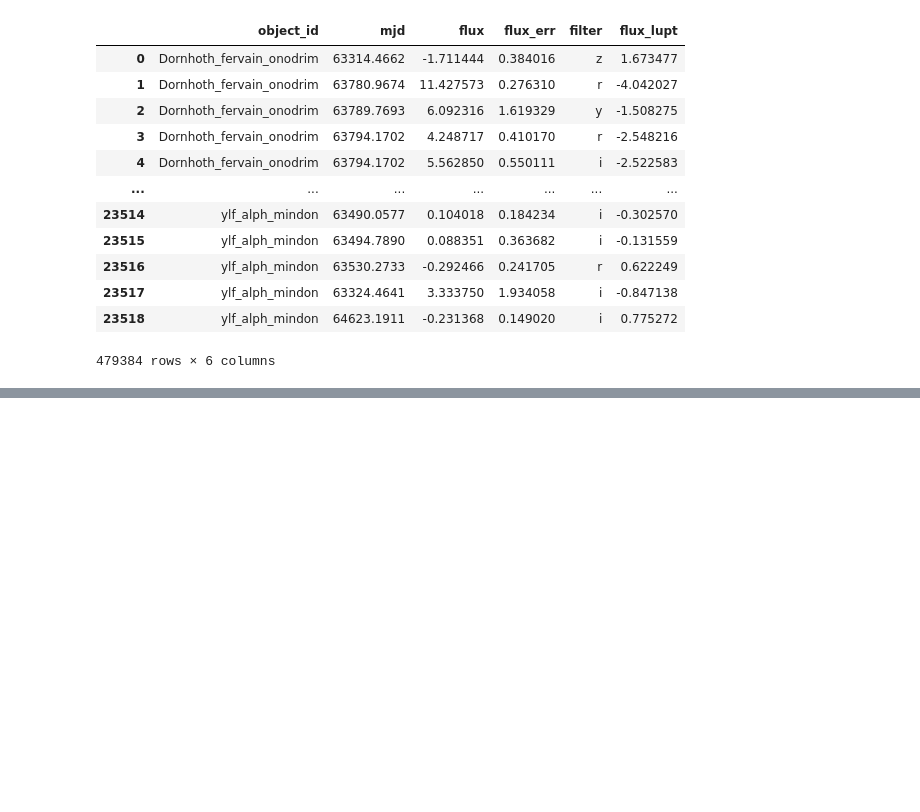
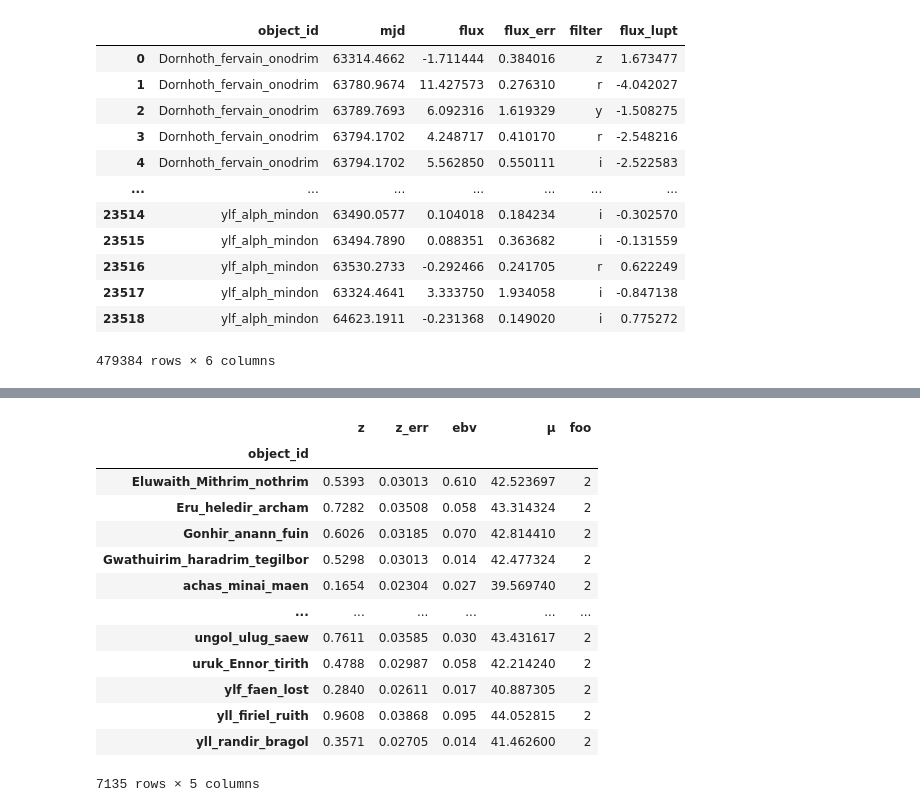
Before and after one commit to NTDuck/uet-2526i-int3405e-4-finals-MALLORN-astronomical-classification-challenge, a Jupyter notebook: notebooks/__vis.ipynb, the cells around one changed output, grey strips where cells are left out. Drawn from its saved outputs; the diff is of its cells as text; code cells hidden in the pictures; blank space fills up the shorter version.

```diff
--- a/notebooks/__vis.ipynb
+++ b/notebooks/__vis.ipynb
@@ -53,3 +53,20 @@ pd.read_parquet("../artifacts/features/train_feats.parquet")
+# %%
+pd.read_parquet("../artifacts/features/test_feats.parquet")
+# %% [output]
+|  | z | z_err | ebv | μ | foo |
+| object_id |  |  |  |  |  |
+| Eluwaith_Mithrim_nothrim | 0.5393 | 0.03013 | 0.610 | 42.523697 | 2 |
+| Eru_heledir_archam | 0.7282 | 0.03508 | 0.058 | 43.314324 | 2 |
+| Gonhir_anann_fuin | 0.6026 | 0.03185 | 0.070 | 42.814410 | 2 |
+| Gwathuirim_haradrim_tegilbor | 0.5298 | 0.03013 | 0.014 | 42.477324 | 2 |
+| achas_minai_maen | 0.1654 | 0.02304 | 0.027 | 39.569740 | 2 |
+| ... | ... | ... | ... | ... | ... |
+| ungol_ulug_saew | 0.7611 | 0.03585 | 0.030 | 43.431617 | 2 |
+| uruk_Ennor_tirith | 0.4788 | 0.02987 | 0.058 | 42.214240 | 2 |
+| ylf_faen_lost | 0.2840 | 0.02611 | 0.017 | 40.887305 | 2 |
+| yll_firiel_ruith | 0.9608 | 0.03868 | 0.095 | 44.052815 | 2 |
+| yll_randir_bragol | 0.3571 | 0.02705 | 0.014 | 41.462600 | 2 |
+7135 rows × 5 columns
 # %%
 import optuna
 from optuna.visualization import plot_optimization_history, plot_param_importances
```
Also changed, not shown: parts of 4 cells of this notebook, 3 other files.
